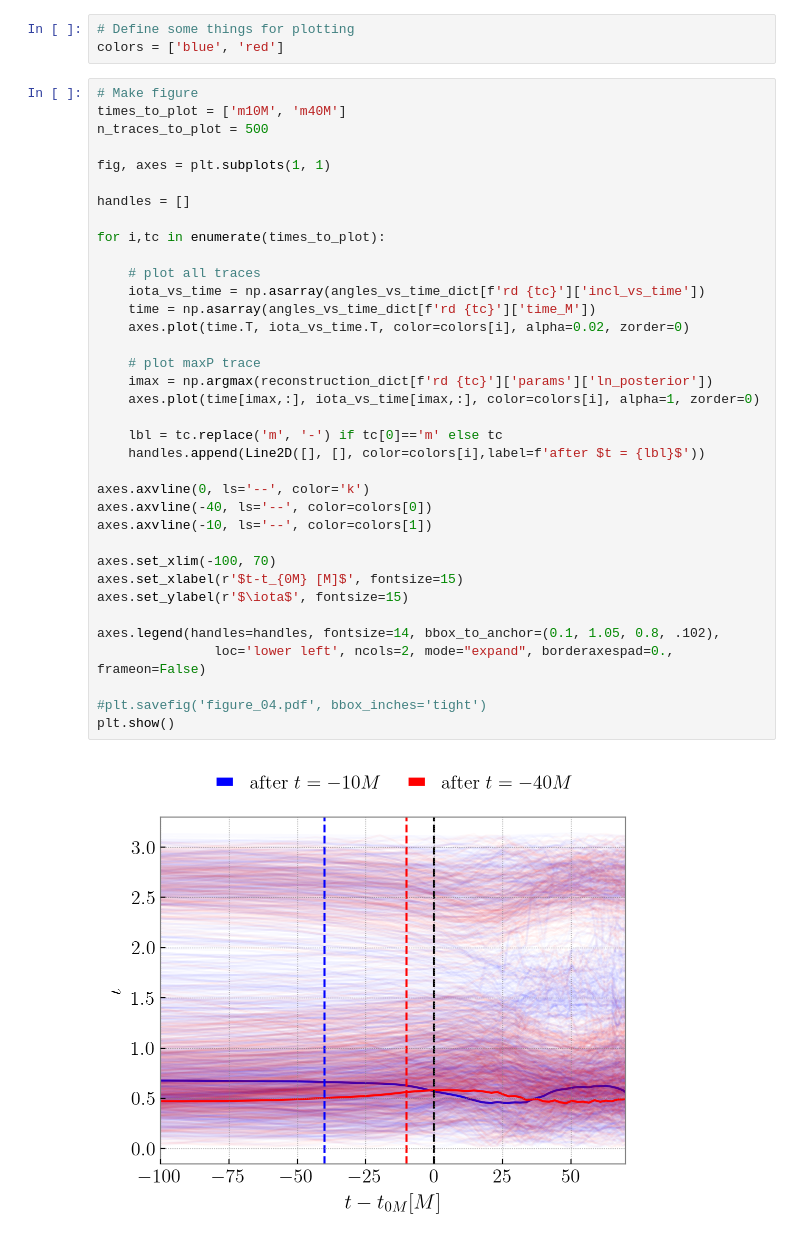
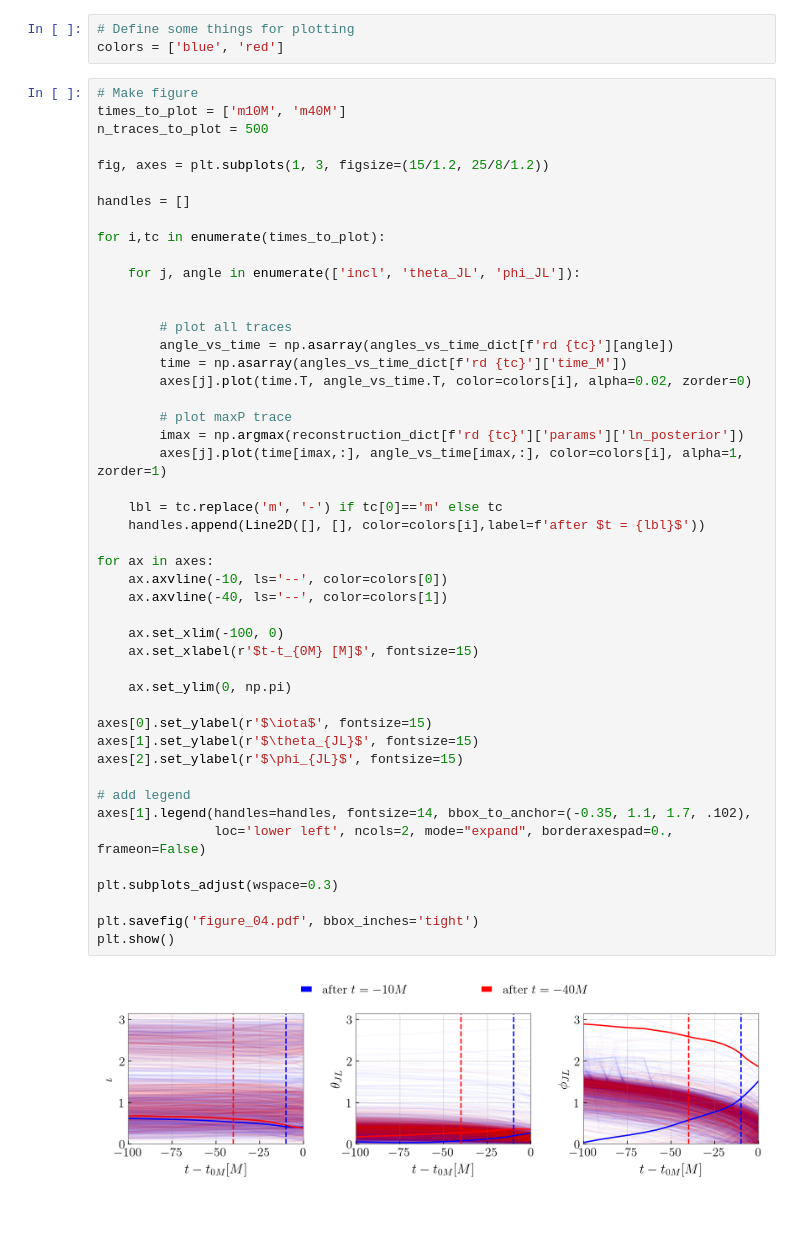
Before and after one commit to simonajmiller/gw190521-timedomain-release, a Jupyter notebook: figures/figure_04.ipynb, the cells around one changed output. Saved outputs shown, nothing was run; the diff lists cells and outputs as text; blank space fills up the shorter version.

Commit message:
added ability to reconstruct wfs and angles in vary time and/or vary skypos cases and added more theta_jl and phi_jl to fig 4

```diff
--- a/figures/figure_04.ipynb
+++ b/figures/figure_04.ipynb
@@ -49,38 +53,49 @@ colors = ['blue', 'red']
 # %%
 # Make figure
 times_to_plot = ['m10M', 'm40M']
 n_traces_to_plot = 500
 
-fig, axes = plt.subplots(1, 1)
+fig, axes = plt.subplots(1, 3, figsize=(15/1.2, 25/8/1.2))
 
 handles = []
 
 for i,tc in enumerate(times_to_plot):
 
-    # plot all traces
-    iota_vs_time = np.asarray(angles_vs_time_dict[f'rd {tc}']['incl_vs_time'])
-    time = np.asarray(angles_vs_time_dict[f'rd {tc}']['time_M'])
-    axes.plot(time.T, iota_vs_time.T, color=colors[i], alpha=0.02, zorder=0)
+    for j, angle in enumerate(['incl', 'theta_JL', 'phi_JL']):
 
-    # plot maxP trace
-    imax = np.argmax(reconstruction_dict[f'rd {tc}']['params']['ln_posterior'])
-    axes.plot(time[imax,:], iota_vs_time[imax,:], color=colors[i], alpha=1, zorder=0)
+
+        # plot all traces
+        angle_vs_time = np.asarray(angles_vs_time_dict[f'rd {tc}'][angle])
+        time = np.asarray(angles_vs_time_dict[f'rd {tc}']['time_M'])
+        axes[j].plot(time.T, angle_vs_time.T, color=colors[i], alpha=0.02, zorder=0)
+
+        # plot maxP trace
+        imax = np.argmax(reconstruction_dict[f'rd {tc}']['params']['ln_posterior'])
+        axes[j].plot(time[imax,:], angle_vs_time[imax,:], color=colors[i], alpha=1, zorder=1)
 
     lbl = tc.replace('m', '-') if tc[0]=='m' else tc
     handles.append(Line2D([], [], color=colors[i],label=f'after $t = {lbl}$'))
 
-axes.axvline(0, ls='--', color='k')
-axes.axvline(-40, ls='--', color=colors[0])
-axes.axvline(-10, ls='--', color=colors[1])
+for ax in axes:
+    ax.axvline(-10, ls='--', color=colors[0])
+    ax.axvline(-40, ls='--', color=colors[1])
 
-axes.set_xlim(-100, 70)
-axes.set_xlabel(r'$t-t_{0M} [M]$', fontsize=15)
-axes.set_ylabel(r'$\iota$', fontsize=15)
+    ax.set_xlim(-100, 0)
+    ax.set_xlabel(r'$t-t_{0M} [M]$', fontsize=15)
 
-axes.legend(handles=handles, fontsize=14, bbox_to_anchor=(0.1, 1.05, 0.8, .102),
+    ax.set_ylim(0, np.pi)
+
+axes[0].set_ylabel(r'$\iota$', fontsize=15)
+axes[1].set_ylabel(r'$\theta_{JL}$', fontsize=15)
+axes[2].set_ylabel(r'$\phi_{JL}$', fontsize=15)
+
+# add legend
+axes[1].legend(handles=handles, fontsize=14, bbox_to_anchor=(-0.35, 1.1, 1.7, .102),
                loc='lower left', ncols=2, mode="expand", borderaxespad=0., frameon=False)
 
-#plt.savefig('figure_04.pdf', bbox_inches='tight')
+plt.subplots_adjust(wspace=0.3)
+
+plt.savefig('figure_04.pdf', bbox_inches='tight')
 plt.show()
 # %% [output]
-[figure, old version]
+[figure, new version]
```
Also changed, not shown: parts of 8 cells of this notebook, 4 other files.
